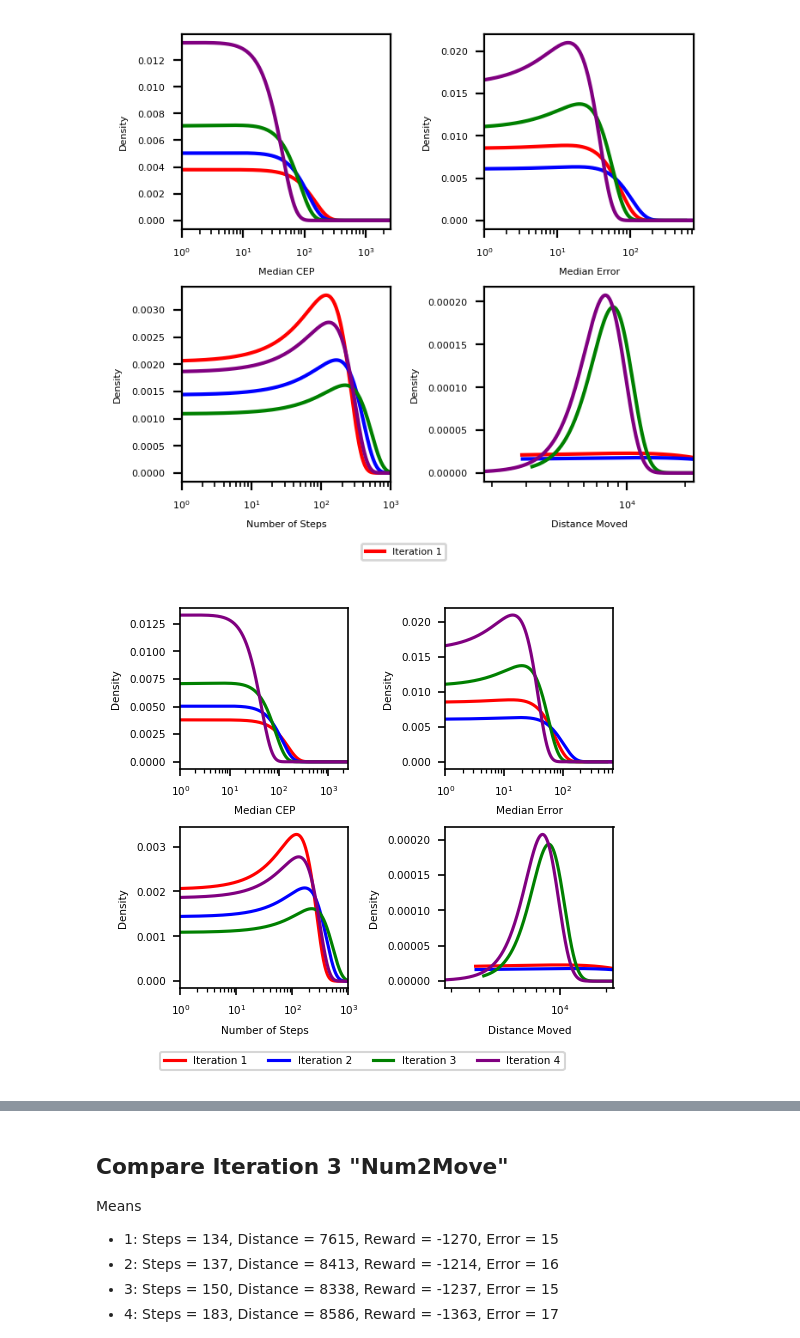
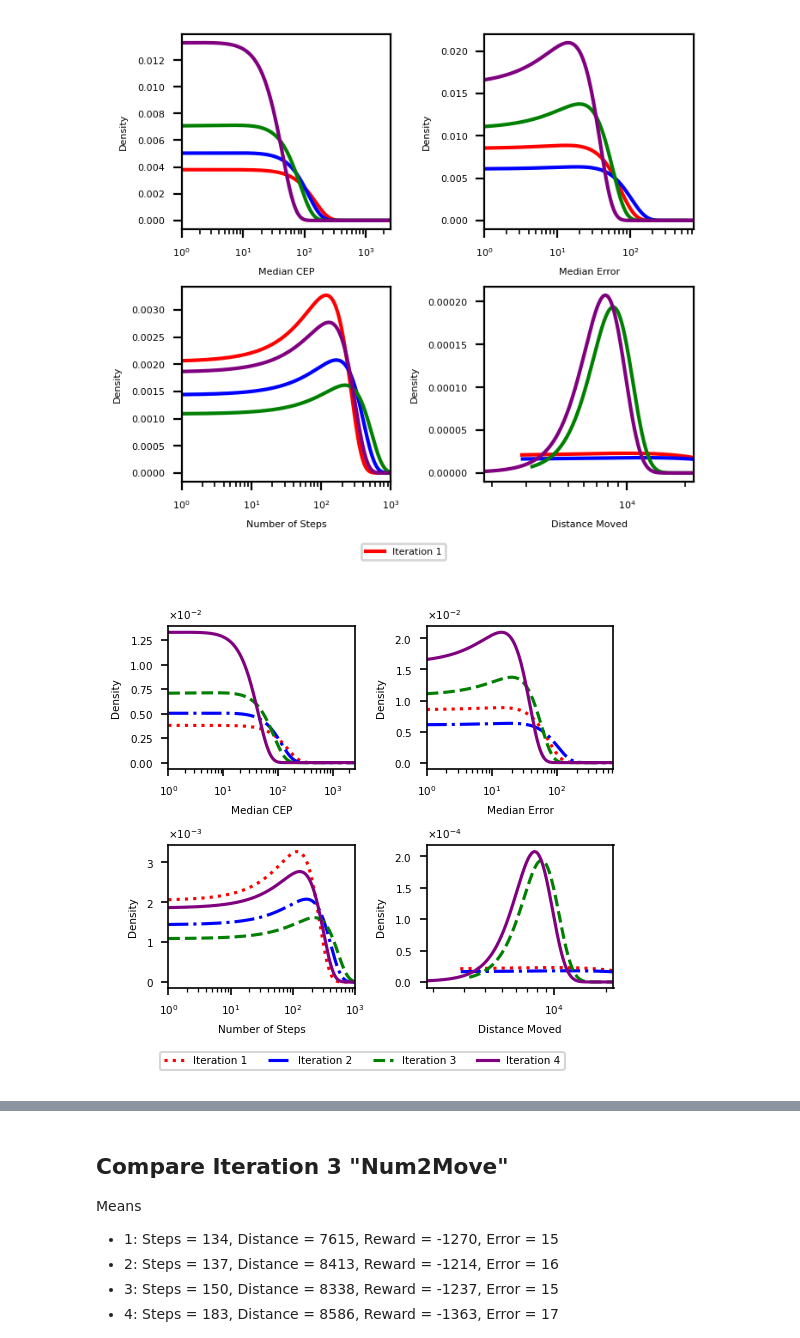
Before and after one commit to raneyoliver/CS8321Labs-public, a Jupyter notebook: lab5/Summary Results.ipynb, the cells around one changed output, grey strips where cells are left out. Cells and saved outputs as stored; diff of their text form; code cells hidden in the pictures.

```diff
--- a/lab5/Summary Results.ipynb
+++ b/lab5/Summary Results.ipynb
@@ -384,31 +308,0 @@ plt.show()
-# %%
-import pandas as pd
-import numpy as np
-import matplotlib.pyplot as plt
-from scipy.stats import gamma
-
-# Step 1: Load data from CSV
-data = pd.read_csv('iter4_1_bvm1_corr_results10000_fin.csv')
-values = data['Median_Error'].values  # Adjust the column name if different
-
-# Step 2: Fit the gamma distribution
-params = gamma.fit(values)
-
-# Step 3: Plot the histogram and the fitted distribution
-fig, ax = plt.subplots()
-# Plot histogram of the data
-ax.hist(values, bins=30, density=True, alpha=0.5, color='g', label='Data histogram')
-
-# Plot the fitted gamma distribution
-x = np.linspace(min(values), max(values), 100)
-pdf_fitted = gamma.pdf(x, *params)
-ax.plot(x, pdf_fitted, 'r-', label='Fitted gamma distribution')
-
-# Add labels and title
-ax.set_xlabel('Values')
-ax.set_ylabel('Density')
-ax.set_title('Gamma Distribution Fit to Iteration 4')
-ax.legend()
-
-# Show the plot
-plt.show()
@@ -1055,6 +947,8 @@ data_columns = {
 }
 colors = ['red', 'blue', 'green', 'purple']  # Different colors for each dataset
 labels = ['Iteration 1', 'Iteration 2', 'Iteration 3', 'Iteration 4']  # Legend labels
+linestyles = [':', '-.', '--', '-']  # Different linestyles for each dataset
+
 
 # Setup a 2x2 subplot grid, figure size is set to fit 3.5 inches by 3 inches
 fig, axes = plt.subplots(2, 2, figsize=(3.5, 3), dpi=150)  # Increase DPI for better resolution in small plots
@@ -1077,35 +971,42 @@ for ax, (key, label) in zip(axes, data_columns.items()):
         # Generate x values for plotting
         x = np.logspace(np.log10(max(1, np.min(values))), np.log10(np.max(values)), 1000)
         pdf_fitted = norm.pdf(x, mu, sigma)
 
         # Plot the fitted normal distribution for each dataset
-        line, = ax.plot(x, pdf_fitted, '-', color=color)
+        line, = ax.plot(x, pdf_fitted, linestyle=linestyles[i], color=color)
 
         # Collect legend handles only once per dataset color across all subplots
         if legend_handles[i] is None:
             legend_handles[i] = line
 
         # Set the x-axis to logarithmic scale and dynamically set its limits based on the subplot
         ax.set_xscale('log')
         if key == 'Distance_Moved':
             ax.set_xlim([np.min(values), np.max(values)])
         else:
             ax.set_xlim([1, np.max(values)])
+
+
+        # Set formatter for y-axis
+        formatter = ScalarFormatter(useMathText=True)
+        formatter.set_scientific(True)
+        formatter.set_powerlimits((-1, 1))  # Use scientific notation if exponent is greater than 1 or less than -1
+        ax.yaxis.set_major_formatter(formatter)
 
     # Labels and title for each subplot
     ax.set_xlabel(label)
     ax.set_ylabel('Density')
 
 # Place a single legend outside the bottom of the axes
 fig.legend(handles=legend_handles, labels=labels, loc='upper center', bbox_to_anchor=(0.5, 0), ncol=4)
 
 # Adjust layout to prevent overlap
 plt.tight_layout()
 
 # Show the plot
 plt.show()
 # %% [output]
-[figure, old version]
+[figure, new version]
 # %%
 import pandas as pd
 import numpy as np
```
Also changed, not shown: parts of 8 cells of this notebook, 4 other files.
